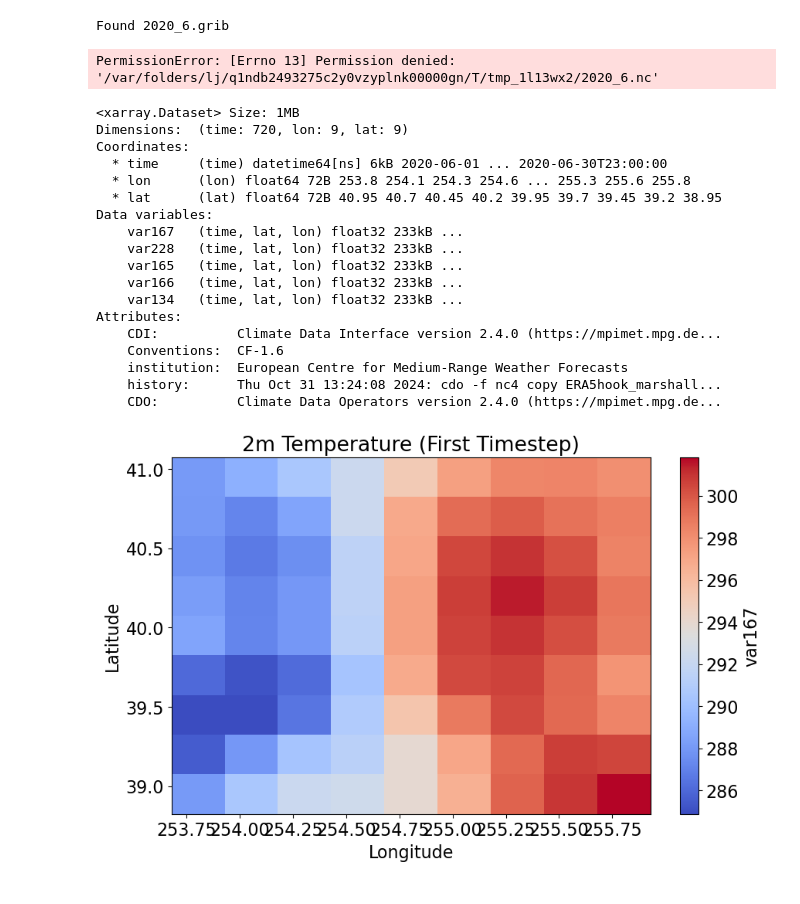
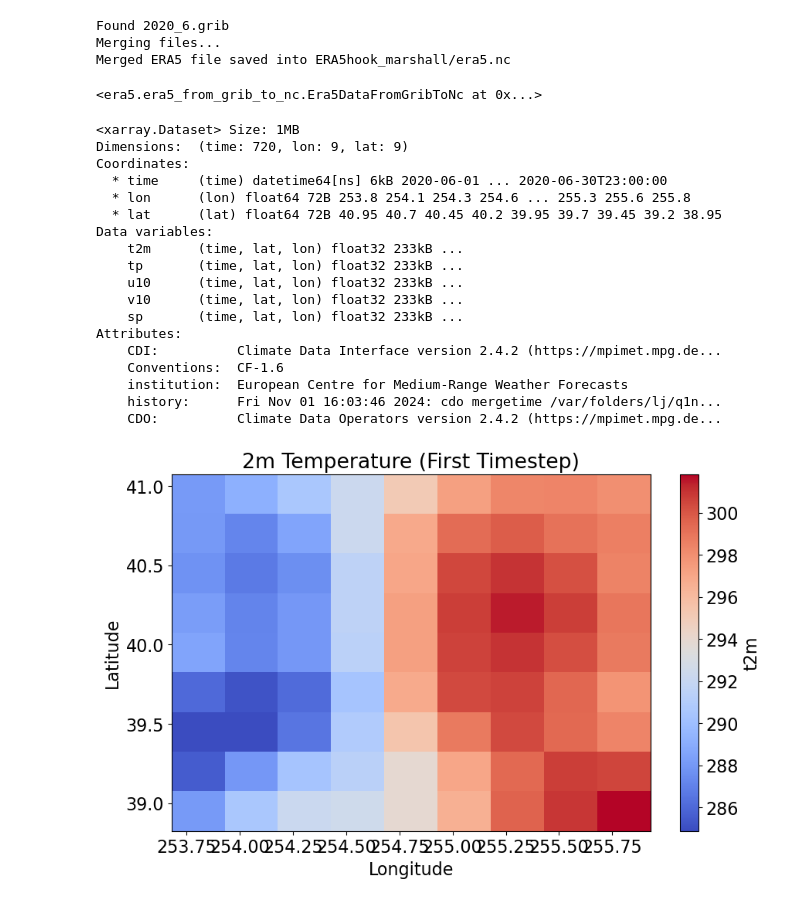
Before and after one commit to Ferdinand1123/digital-twin-for-weather-station, a Jupyter notebook: era5_testing.ipynb, the cells around one changed output. Saved outputs shown, nothing was run; the diff lists cells and outputs as text; code cells hidden in the pictures.

```diff
--- a/era5_testing.ipynb
+++ b/era5_testing.ipynb
@@ -52,19 +56,27 @@ era5_hook.download_month(years, months, "ERA5hook_marshall")
 # %%
 from era5.era5_from_grib_to_nc import Era5DataFromGribToNc
 
-folder = "ERA5hook_marshall_copy"
+folder = "ERA5hook_marshall"
 era5_target_file_path = f"{folder}/era5.nc"
 
 # Conversion
+# converts grib to nc
+# using cdo command -f nc4 copy result is 0.25x0.25grid
+# renames variables
+# merges files
+
+
 Era5DataFromGribToNc(
     folder_path=folder,
     era5_target_file_path=era5_target_file_path
 )
 # %% [output]
 Found 2020_6.grib
+Merging files...
+Merged ERA5 file saved into ERA5hook_marshall/era5.nc
-PermissionError: [Errno 13] Permission denied: '/var/folders/lj/q1ndb2493275c2y0vzyplnk00000gn/T/tmp_1l13wx2/2020_6.nc'
+<era5.era5_from_grib_to_nc.Era5DataFromGribToNc at 0x...>
 # %%
-ds = xr.open_dataset("ERA5hook_marshall/2020_6.nc")
+ds = xr.open_dataset("ERA5hook_marshall/era5.nc")
 ds
 # %% [output]
 <xarray.Dataset> Size: 1MB
@@ -74,27 +86,27 @@ Coordinates:
   * lon      (lon) float64 72B 253.8 254.1 254.3 254.6 ... 255.3 255.6 255.8
   * lat      (lat) float64 72B 40.95 40.7 40.45 40.2 39.95 39.7 39.45 39.2 38.95
 Data variables:
-    var167   (time, lat, lon) float32 233kB ...
-    var228   (time, lat, lon) float32 233kB ...
-    var165   (time, lat, lon) float32 233kB ...
-    var166   (time, lat, lon) float32 233kB ...
-    var134   (time, lat, lon) float32 233kB ...
+    t2m      (time, lat, lon) float32 233kB ...
+    tp       (time, lat, lon) float32 233kB ...
+    u10      (time, lat, lon) float32 233kB ...
+    v10      (time, lat, lon) float32 233kB ...
+    sp       (time, lat, lon) float32 233kB ...
 Attributes:
-    CDI:          Climate Data Interface version 2.4.0 (https://mpimet.mpg.de...
+    CDI:          Climate Data Interface version 2.4.2 (https://mpimet.mpg.de...
     Conventions:  CF-1.6
     institution:  European Centre for Medium-Range Weather Forecasts
-    history:      Thu Oct 31 13:24:08 2024: cdo -f nc4 copy ERA5hook_marshall...
-    CDO:          Climate Data Operators version 2.4.0 (https://mpimet.mpg.de...
+    history:      Fri Nov 01 16:03:46 2024: cdo mergetime /var/folders/lj/q1n...
+    CDO:          Climate Data Operators version 2.4.2 (https://mpimet.mpg.de...
 # %%
 # Select the first timestep of 't2m' and plot it
-t2m_first_timestep = ds['var167'].isel(time=-3)
+t2m_first_timestep = ds['t2m'].isel(time=-3)
 
 # Plotting
 plt.figure(figsize=(10, 6))
 t2m_first_timestep.plot(cmap='coolwarm')
 plt.title("2m Temperature (First Timestep)")
 plt.xlabel("Longitude")
 plt.ylabel("Latitude")
 plt.show()
 # %% [output]
-[figure, old version]
+[figure, new version]
```
Also changed, not shown: parts of 19 cells of this notebook, 6 other files.
